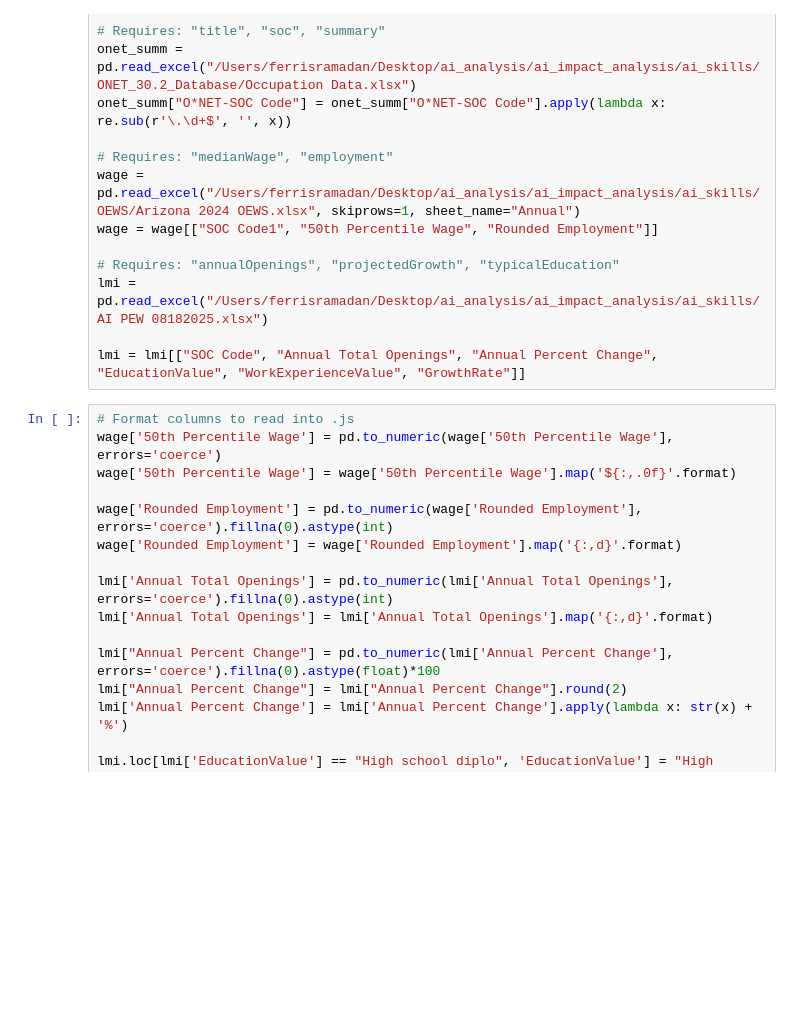
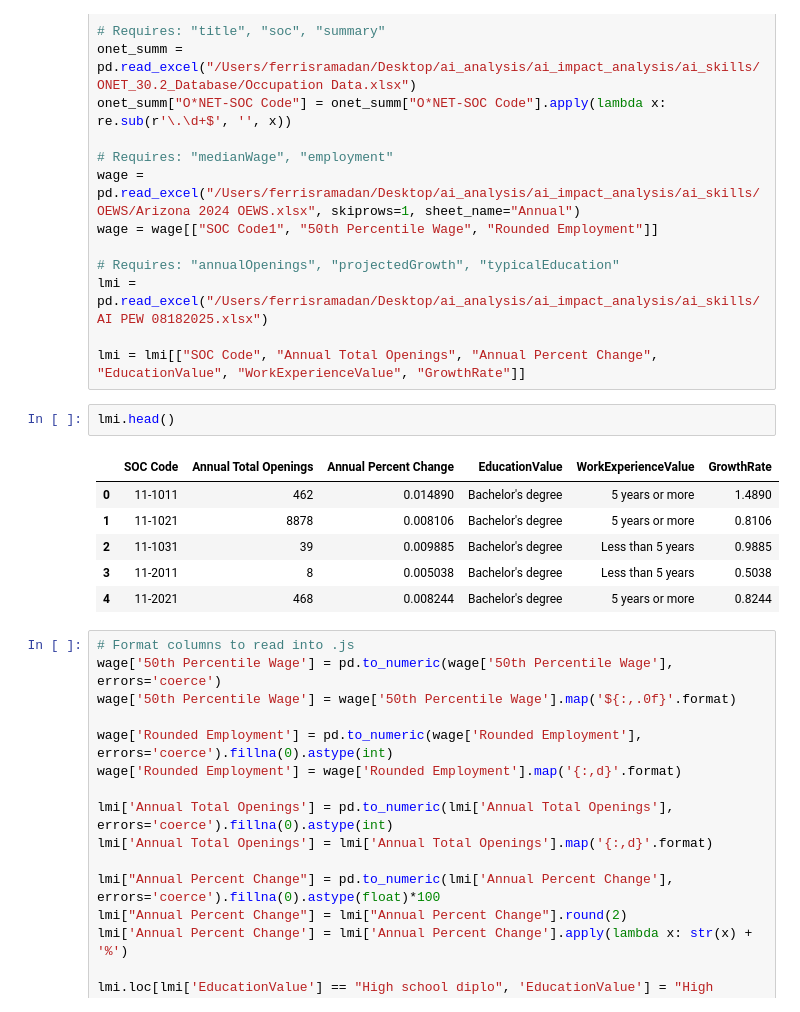
Before and after one commit to aipathways/aipathways.github.io, a Jupyter notebook: Materials/conversion.ipynb, the cells around one changed output. Drawn from its saved outputs; the diff is of its cells as text; blank space fills up the shorter version.

```diff
--- a/Materials/conversion.ipynb
+++ b/Materials/conversion.ipynb
@@ -22,6 +22,15 @@ wage = wage[["SOC Code1", "50th Percentile Wage", "Rounded Employment"]]
 lmi = pd.read_excel("/Users/ferrisramadan/Desktop/ai_analysis/ai_impact_analysis/ai_skills/AI PEW 08182025.xlsx")
 
 lmi = lmi[["SOC Code", "Annual Total Openings", "Annual Percent Change", "EducationValue", "WorkExperienceValue", "GrowthRate"]]
+# %%
+lmi.head()
+# %% [output]
+|  | SOC Code | Annual Total Openings | Annual Percent Change | EducationValue | WorkExperienceValue | GrowthRate |
+| 0 | 11-1011 | 462 | 0.014890 | Bachelor's degree | 5 years or more | 1.4890 |
+| 1 | 11-1021 | 8878 | 0.008106 | Bachelor's degree | 5 years or more | 0.8106 |
+| 2 | 11-1031 | 39 | 0.009885 | Bachelor's degree | Less than 5 years | 0.9885 |
+| 3 | 11-2011 | 8 | 0.005038 | Bachelor's degree | Less than 5 years | 0.5038 |
+| 4 | 11-2021 | 468 | 0.008244 | Bachelor's degree | 5 years or more | 0.8244 |
 # %%
 # Format columns to read into .js
 wage['50th Percentile Wage'] = pd.to_numeric(wage['50th Percentile Wage'], errors='coerce')
```
Also changed, not shown: 1 other file.
